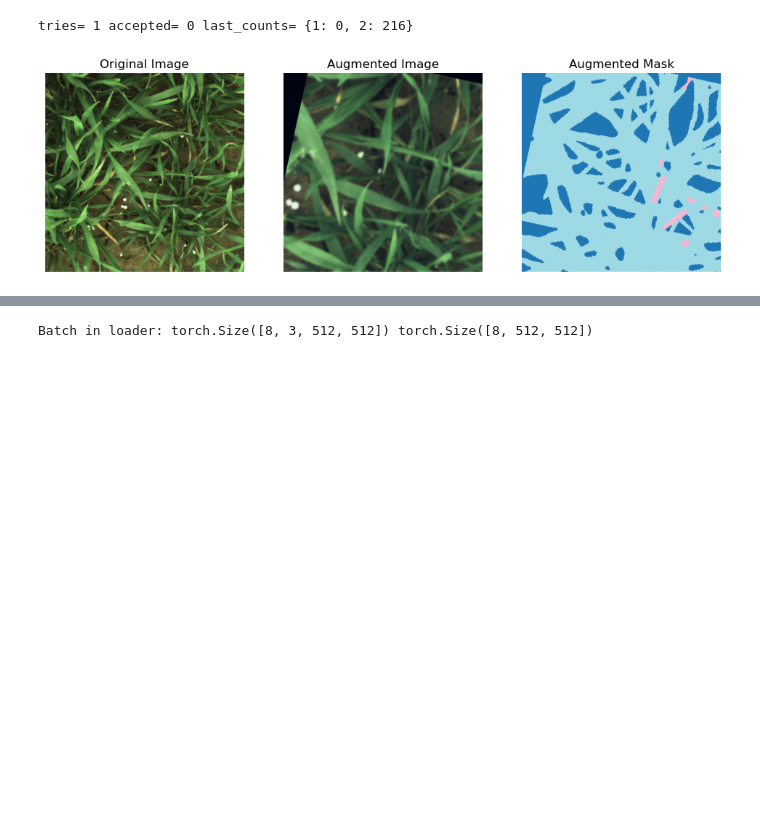
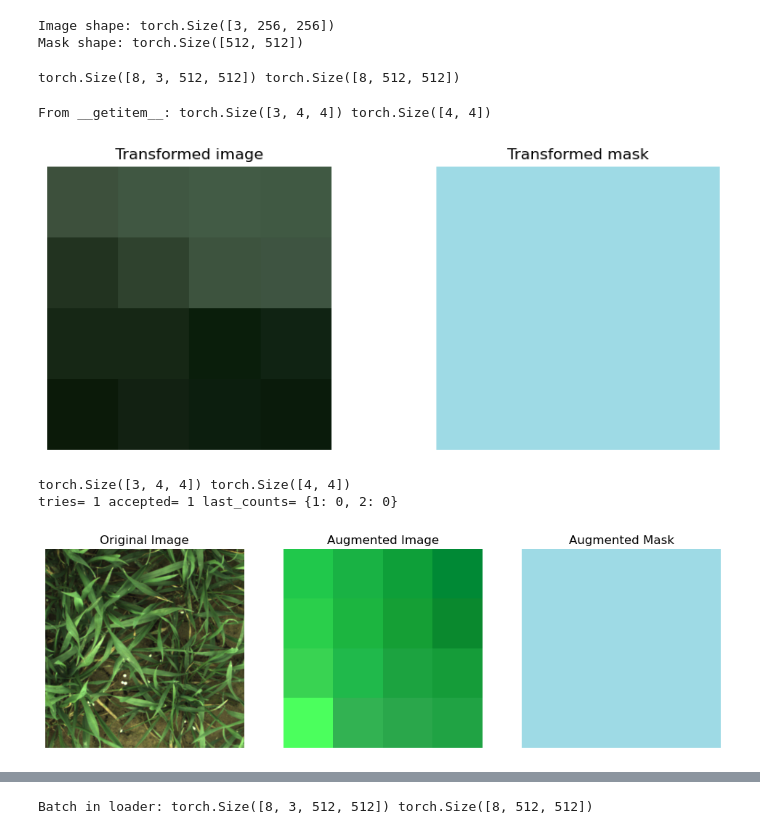
Before and after one commit to Harry-01/DATA7901, a Jupyter notebook: computer_vision.ipynb, the cells around one changed output, grey strips where cells are left out. Cells and saved outputs as stored; diff of their text form; code cells hidden in the pictures; blank space fills up the shorter version.

```diff
--- a/computer_vision.ipynb
+++ b/computer_vision.ipynb
@@ -334,19 +282,29 @@ np.save("val_idx.npy",   np.array(val_ds.indices))
 train_idx = np.load("train_idx.npy")
 val_idx   = np.load("val_idx.npy")
 
-train_ds = SubsetWithTransform(dataset, train_idx, train_tf)
+
+#class_aware_crop = ClassAwareRandomCrop(size=254, minority_ids=(1,2), min_pixels=0, attempts=10)
+
+
+train_ds = SubsetWithTransform(dataset, train_idx, transform)
 val_ds   = SubsetWithTransform(dataset, val_idx, val_tf)
+
+
 # (Optional) Save indices so future runs reuse identical splits:
 # train_idx = train_dataset.indices; val_idx = val_dataset.indices
 
 # 2) Fix dataloader shuffling
-def worker_init_fn(worker_id):
-    seed = 42 + worker_id
-    np.random.seed(seed); random.seed(seed)
+# def worker_init_fn(worker_id):
+#     seed = 42 + worker_id
+#     np.random.seed(seed); random.seed(seed)
+image_tensor, mask_tensor = train_ds[4]
 
-g_loader = torch.Generator().manual_seed(42)
+# Now, you can print the shape of each tensor individually
+print("Image shape:", image_tensor.shape)
+print("Mask shape:", mask_tensor.shape)
+# g_loader = torch.Generator().manual_seed(42)
 train_loader = DataLoader(
-    train_ds, batch_size=8, shuffle=True, generator=g_loader,
+    train_ds, batch_size=8, shuffle=True, #generator=g_loader,
     num_workers=0,  # easiest way to avoid worker RNG drift
     pin_memory=False
 )
@@ -354,6 +312,41 @@ val_loader = DataLoader(
     val_ds, batch_size=8, shuffle=False,
     num_workers=0, pin_memory=False
 )
+# %% [output]
+Image shape: torch.Size([3, 256, 256])
+Mask shape: torch.Size([512, 512])
+# %%
+imgs, masks = next(iter(train_loader))
+print(imgs.shape, masks.shape)
+# %% [output]
+torch.Size([8, 3, 512, 512]) torch.Size([8, 512, 512])
+# %%
+import torch
+import numpy as np
+import matplotlib.pyplot as plt
+
+# ---- pick a position inside the subset (0..len(train_ds)-1)
+pos = 1  # or any valid index
+img_t, msk_t = train_ds[pos]     # <-- this calls SubsetWithTransform.__getitem__
+
+print("From __getitem__:", img_t.shape, msk_t.shape)  # [C,H,W] and [H,W]
+
+# If you normalized, undo (optional, for plotting)
+def unnormalize(img, mean=(0.485,0.456,0.406), std=(0.229,0.224,0.225)):
+    img = img.permute(1,2,0).cpu().numpy()   # [H,W,C]
+    img = (img * np.array(std) + np.array(mean)).clip(0,1)
+    return img
+
+img_vis = unnormalize(img_t)
+msk_vis = msk_t.cpu().numpy()
+
+plt.figure(figsize=(10,4))
+plt.subplot(1,2,1); plt.imshow(img_vis); plt.title("Transformed image"); plt.axis("off")
+plt.subplot(1,2,2); plt.imshow(msk_vis, vmin=0, vmax=3, cmap="tab20"); plt.title("Transformed mask"); plt.axis("off")
+plt.show()
+# %% [output]
+From __getitem__: torch.Size([3, 4, 4]) torch.Size([4, 4])
+[figure, added]
 # %%
 import numpy as np, matplotlib.pyplot as plt, cv2, random, torch
 
@@ -379,6 +372,8 @@ for t in tf.transforms:
 out = tf(image=img, mask=msk)
 img_aug, msk_aug = out["image"], out["mask"]
 
+print(img_aug.shape, msk_aug.shape)
+
 # If the pipeline includes ToTensorV2 → convert back for plotting
 if isinstance(img_aug, torch.Tensor):
     img_aug = img_aug.permute(1, 2, 0).cpu().numpy()
@@ -395,8 +390,9 @@ plt.subplot(1,3,2); plt.imshow(img_aug); plt.title("Augmented Image"); plt.axis(
 plt.subplot(1,3,3); plt.imshow(msk_aug, vmin=0, vmax=3, cmap="tab20"); plt.title("Augmented Mask"); plt.axis("off")
 plt.show()
 # %% [output]
-tries= 1 accepted= 0 last_counts= {1: 0, 2: 216}
+torch.Size([3, 4, 4]) torch.Size([4, 4])
+tries= 1 accepted= 1 last_counts= {1: 0, 2: 0}
-[figure, old version]
+[figure, new version]
 # %%
 import matplotlib.pyplot as plt
 imgs, masks = next(iter(train_loader))   # tensors after ToTensorV2
```
Also changed, not shown: parts of 14 cells of this notebook, 2 other files.
